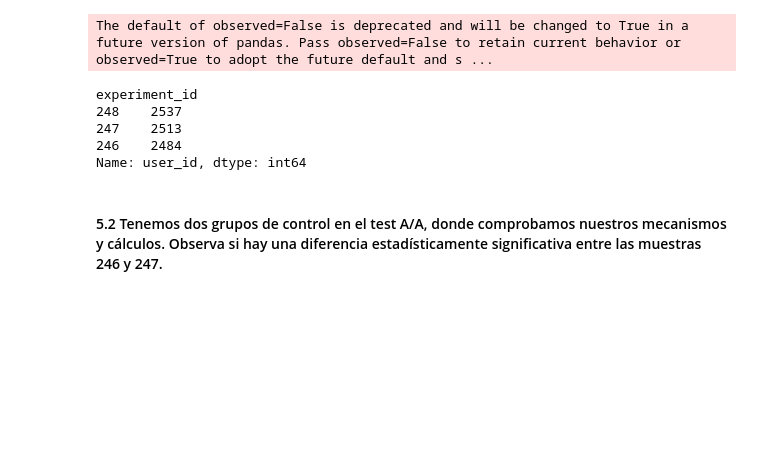
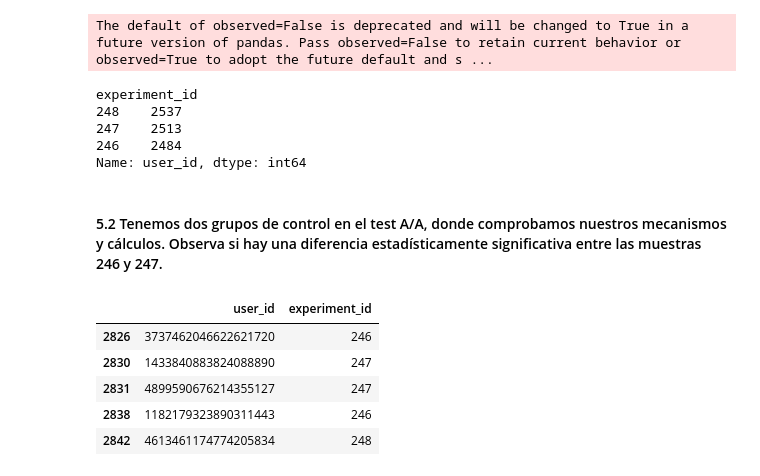
Before and after one commit to alfredo-ormenog/PROYECTO_11_TT_ANALISIS-DE-EVENTOS, a Jupyter notebook: proyect_11.ipynb, the cells around one changed output. Saved outputs shown, nothing was run; the diff lists cells and outputs as text; code cells hidden in the pictures; blank space fills up the shorter version.

```diff
--- a/proyect_11.ipynb
+++ b/proyect_11.ipynb
@@ -425,3 +431,16 @@ experiment_id
 Name: user_id, dtype: int64
 # %% [markdown]
 #### 5.2 Tenemos dos grupos de control en el test A/A, donde comprobamos nuestros mecanismos y cálculos. Observa si hay una diferencia estadísticamente significativa entre las muestras 246 y 247.
+# %%
+# Creamos un DF donde tengamos experiment_id y user_id, y adicional una columna que pueda permitirnos conocer si ese usuario llegó
+# a la recta final PaymentScreenSuccessful que lo llamaremos control:
+
+control = data_filter[['user_id', 'experiment_id']].drop_duplicates()
+control.head()
+# %% [output]
+|  | user_id | experiment_id |
+| 2826 | 3737462046622621720 | 246 |
+| 2830 | 1433840883824088890 | 247 |
+| 2831 | 4899590676214355127 | 247 |
+| 2838 | 1182179323890311443 | 246 |
+| 2842 | 4613461174774205834 | 248 |
```
Also changed, not shown: parts of 32 cells of this notebook.
